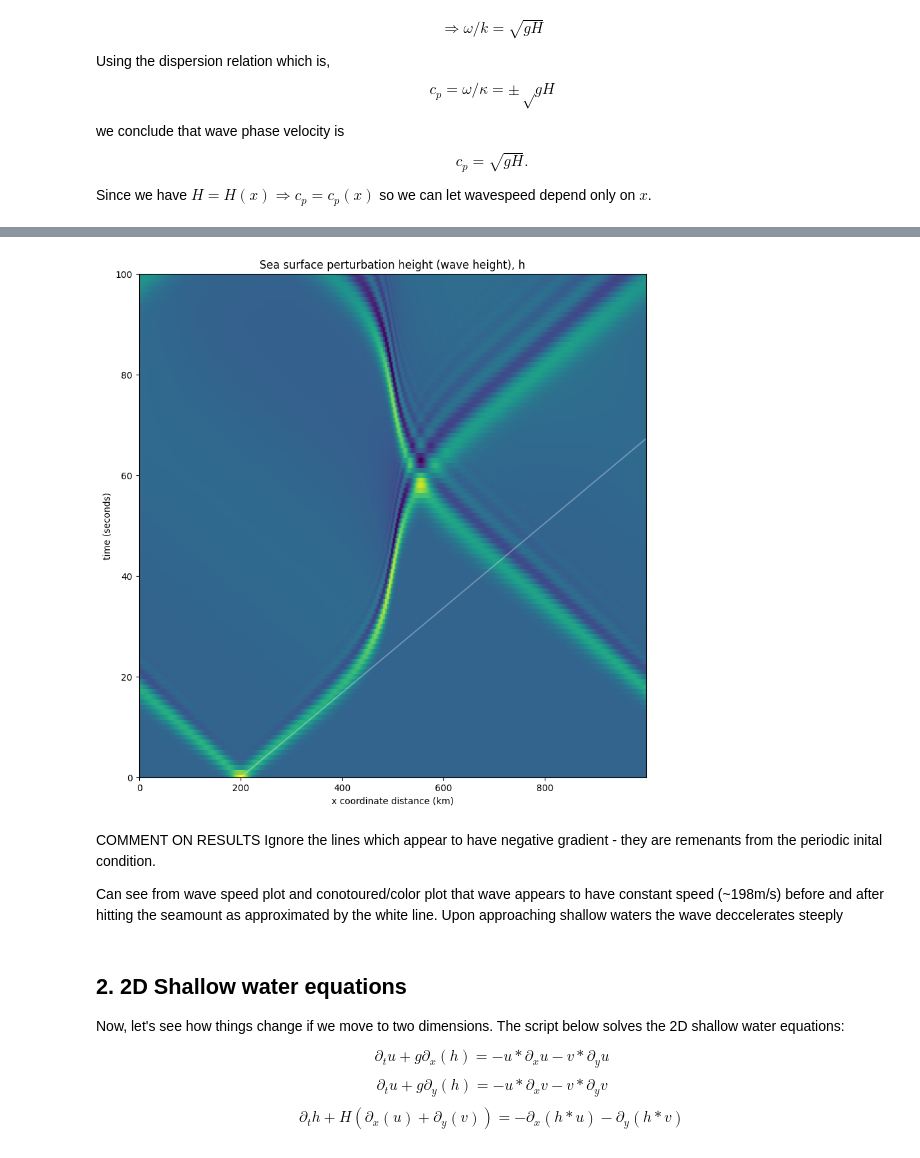
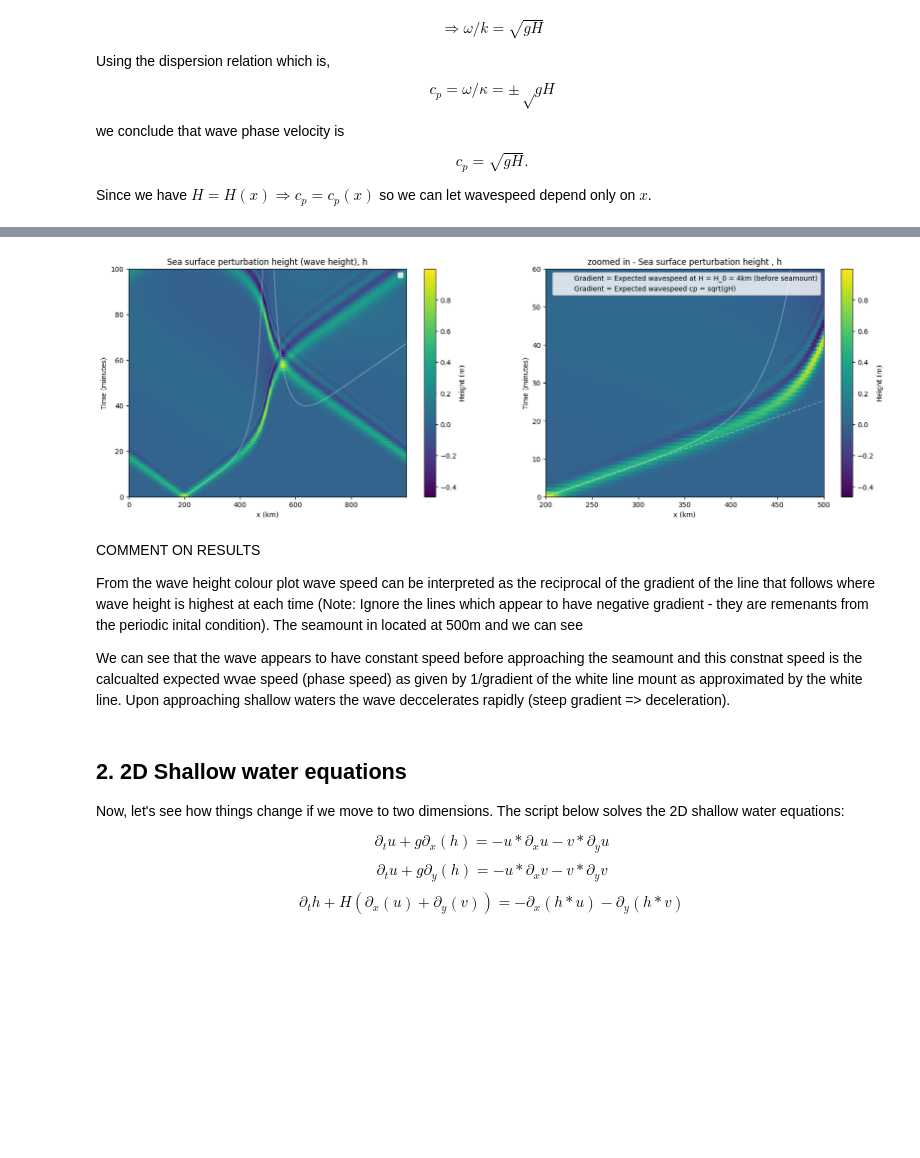
Before and after one commit to ananyaaa-j/QCES, a Jupyter notebook: Project3_tsunami.ipynb, the cells around one changed output, grey strips where cells are left out. Drawn from its saved outputs; the diff is of its cells as text; code cells hidden in the pictures; blank space fills up the shorter version.

```diff
--- a/Project3_tsunami.ipynb
+++ b/Project3_tsunami.ipynb
@@ -308,21 +314,39 @@ plt.vlines(500, 25, max(cp), 'orange', '--', label='Seamount center')
 # %%
 #h_save.shape # = (101, 512)
-plt.figure(figsize=(10, 10))
+plt.figure(figsize=(20, 6))
+plt.subplot(1, 2, 1)
+
 minutes_array = np.array(t_save)/minute
-plt.pcolor(x/kilometer, minutes_array, h_save)
-plt.xlabel("x coordinate distance (km)")
-plt.ylabel("time (seconds)")
+#plt.pcolor(x/kilometer, minutes_array, h_save)
+plt.pcolor(x/kilometer, np.array(t_save)/minute, h_save)
+plt.xlabel("x (km)")
+plt.ylabel("Time (minutes)")
 plt.title("Sea surface perturbation height (wave height), h")
 
-#plot 2 lines to show that wave speed in constant before and after hitting the sea mount
-# wavespeed slows down when approaching shallow water (then the wave accelerates and epth increases again)
+#plt.plot(x/kilometer, (kilometer/(cp[0]*60)) * (x/kilometer - 200), c = "white", alpha = 0.3, label = "Gradient = Expected wavespeed")
+plt.plot(x/kilometer, ((x-200*kilometer)/cp)/minute, c = "white", alpha = 0.3)
+plt.ylim(0,max(np.array(t_save)/minute))
+plt.legend()
+plt.colorbar(label = "Height (m)")
+
+plt.subplot(1, 2, 2)
+plt.pcolor(x/kilometer, minutes_array, h_save)
+plt.xlabel("x (km)")
+plt.ylabel("Time (minutes)")
+plt.title("zoomed in - Sea surface perturbation height , h")
+
+plt.plot(x/kilometer, (kilometer/(cp[0]*60)) * (x/kilometer - 200), '--',c = "white", alpha = 0.3, label = "Gradient = Expected wavespeed at H = H_0 = 4km (before seamount)")
+
+#plot line to show that wave speed is constant before approaching/hitting the sea mount
+# wavespeed slows down when approaching shallow water (then the wave accelerates and depth increases again)
 # As we're considering a tsunami scenario we're only interested the int behavior of the wave as it approaches shallow water so from x < 500
 #from above figure wavespeed = 198.09088823 m/s   seconds = cp[0]
-# this equals (198/kilometer) * 60  in units of km/min
 # on our plot we want the reciprocal of this as the gradient of the line
-plt.plot(x/kilometer, (kilometer/(cp[0]*60)) * (x/kilometer - 200), c = "white", alpha = 0.3)
+plt.plot(x/kilometer, ((x-200*kilometer)/cp)/minute, c = "white", alpha = 0.3, label = "Gradient = Expected wavespeed cp = sqrt(gH)")
 
-#plt.xlim(0,500)
-plt.ylim(0,100)
+plt.xlim(200,500)
+plt.ylim(0,60)
+plt.legend()
+plt.colorbar(label = "Height (m)")
 plt.show()
 # %% [output]
@@ -329,10 +355,10 @@ plt.show()
-[figure, old version]
+[figure, new version]
 # %% [markdown]
 COMMENT ON RESULTS
-Ignore the lines which appear to have negative gradient - they are remenants from the periodic inital condition.
 
-Can see from wave speed plot and conotoured/color plot that wave appears to have constant speed (~198m/s) before and after hitting the seamount as approximated by the white line.
-Upon approaching shallow waters the wave deccelerates steeply
+From the wave height colour plot wave speed can be interpreted as the reciprocal of the gradient of the line that follows where wave height is highest at each time (Note: Ignore the lines which appear to have negative gradient - they are remenants from the periodic inital condition). The seamount in located at 500m and we can see
+
+We can see that the wave appears to have constant speed before approaching the seamount and this constnat speed is the calcualted expected wvae speed (phase speed) as given by 1/gradient of the white line mount as approximated by the white line. Upon approaching shallow waters the wave deccelerates rapidly (steep gradient => deceleration).
 # %% [markdown]
 ## 2.  2D Shallow water equations
 
```
Also changed, not shown: parts of 17 cells of this notebook.
